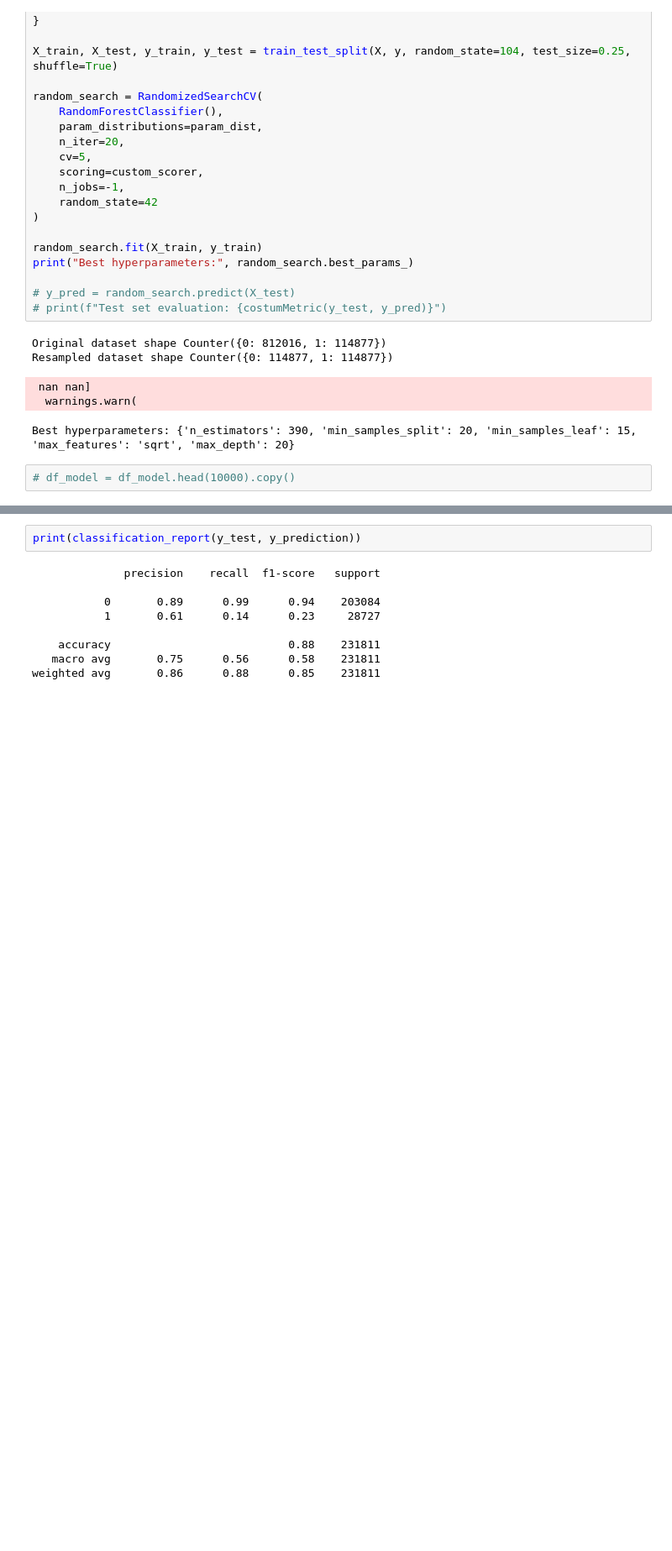
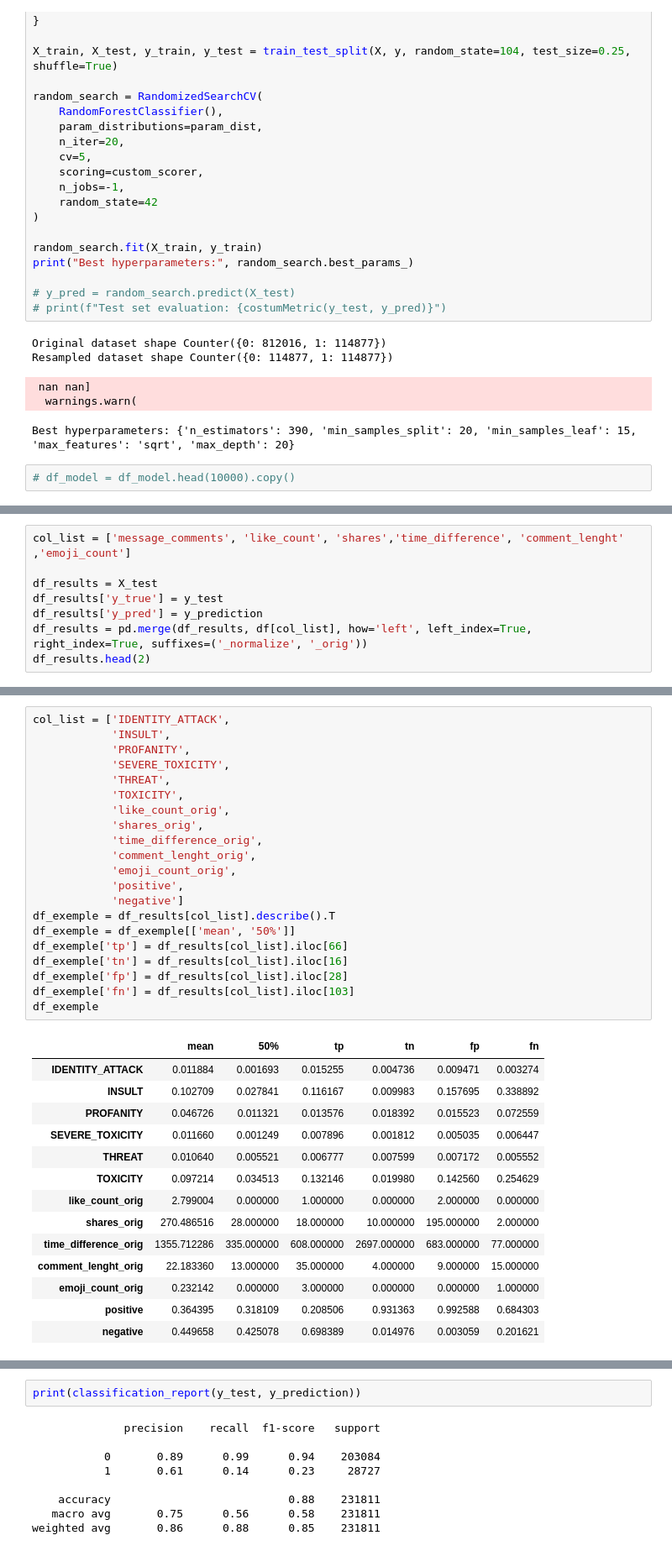
Before and after one commit to caseguin/GLO-7027, a Jupyter notebook: charles_workspace/charles_model_v2.ipynb, the cells around one changed output, grey strips where cells are left out. Shown at 84% size. Drawn from its saved outputs; the diff is of its cells as text; blank space fills up the shorter version.

Commit message:
test prediction pipeline round1

```diff
--- a/charles_workspace/charles_model_v2.ipynb
+++ b/charles_workspace/charles_model_v2.ipynb
@@ -367,0 +386,8 @@ Mean CV score: 0.5361075968693861
+# %%
+col_list = ['message_comments', 'like_count', 'shares','time_difference', 'comment_lenght' ,'emoji_count']
+
+df_results = X_test
+df_results['y_true'] = y_test
+df_results['y_pred'] = y_prediction
+df_results = pd.merge(df_results, df[col_list], how='left', left_index=True, right_index=True, suffixes=('_normalize', '_orig'))
+df_results.head(2)
@@ -367,0 +446,36 @@ Mean CV score: 0.5361075968693861
+# %%
+col_list = ['IDENTITY_ATTACK',
+            'INSULT',
+            'PROFANITY',
+            'SEVERE_TOXICITY',
+            'THREAT',
+            'TOXICITY',
+            'like_count_orig',
+            'shares_orig',
+            'time_difference_orig',
+            'comment_lenght_orig',
+            'emoji_count_orig',
+            'positive',
+            'negative']
+df_exemple = df_results[col_list].describe().T
+df_exemple = df_exemple[['mean', '50%']]
+df_exemple['tp'] = df_results[col_list].iloc[66]
+df_exemple['tn'] = df_results[col_list].iloc[16]
+df_exemple['fp'] = df_results[col_list].iloc[28]
+df_exemple['fn'] = df_results[col_list].iloc[103]
+df_exemple
+# %% [output]
+|  | mean | 50% | tp | tn | fp | fn |
+| IDENTITY_ATTACK | 0.011884 | 0.001693 | 0.015255 | 0.004736 | 0.009471 | 0.003274 |
+| INSULT | 0.102709 | 0.027841 | 0.116167 | 0.009983 | 0.157695 | 0.338892 |
+| PROFANITY | 0.046726 | 0.011321 | 0.013576 | 0.018392 | 0.015523 | 0.072559 |
+| SEVERE_TOXICITY | 0.011660 | 0.001249 | 0.007896 | 0.001812 | 0.005035 | 0.006447 |
+| THREAT | 0.010640 | 0.005521 | 0.006777 | 0.007599 | 0.007172 | 0.005552 |
+| TOXICITY | 0.097214 | 0.034513 | 0.132146 | 0.019980 | 0.142560 | 0.254629 |
+| like_count_orig | 2.799004 | 0.000000 | 1.000000 | 0.000000 | 2.000000 | 0.000000 |
+| shares_orig | 270.486516 | 28.000000 | 18.000000 | 10.000000 | 195.000000 | 2.000000 |
+| time_difference_orig | 1355.712286 | 335.000000 | 608.000000 | 2697.000000 | 683.000000 | 77.000000 |
+| comment_lenght_orig | 22.183360 | 13.000000 | 35.000000 | 4.000000 | 9.000000 | 15.000000 |
+| emoji_count_orig | 0.232142 | 0.000000 | 3.000000 | 0.000000 | 0.000000 | 1.000000 |
+| positive | 0.364395 | 0.318109 | 0.208506 | 0.931363 | 0.992588 | 0.684303 |
+| negative | 0.449658 | 0.425078 | 0.698389 | 0.014976 | 0.003059 | 0.201621 |
```
Also changed, not shown: parts of 26 cells of this notebook, 4 other files.
